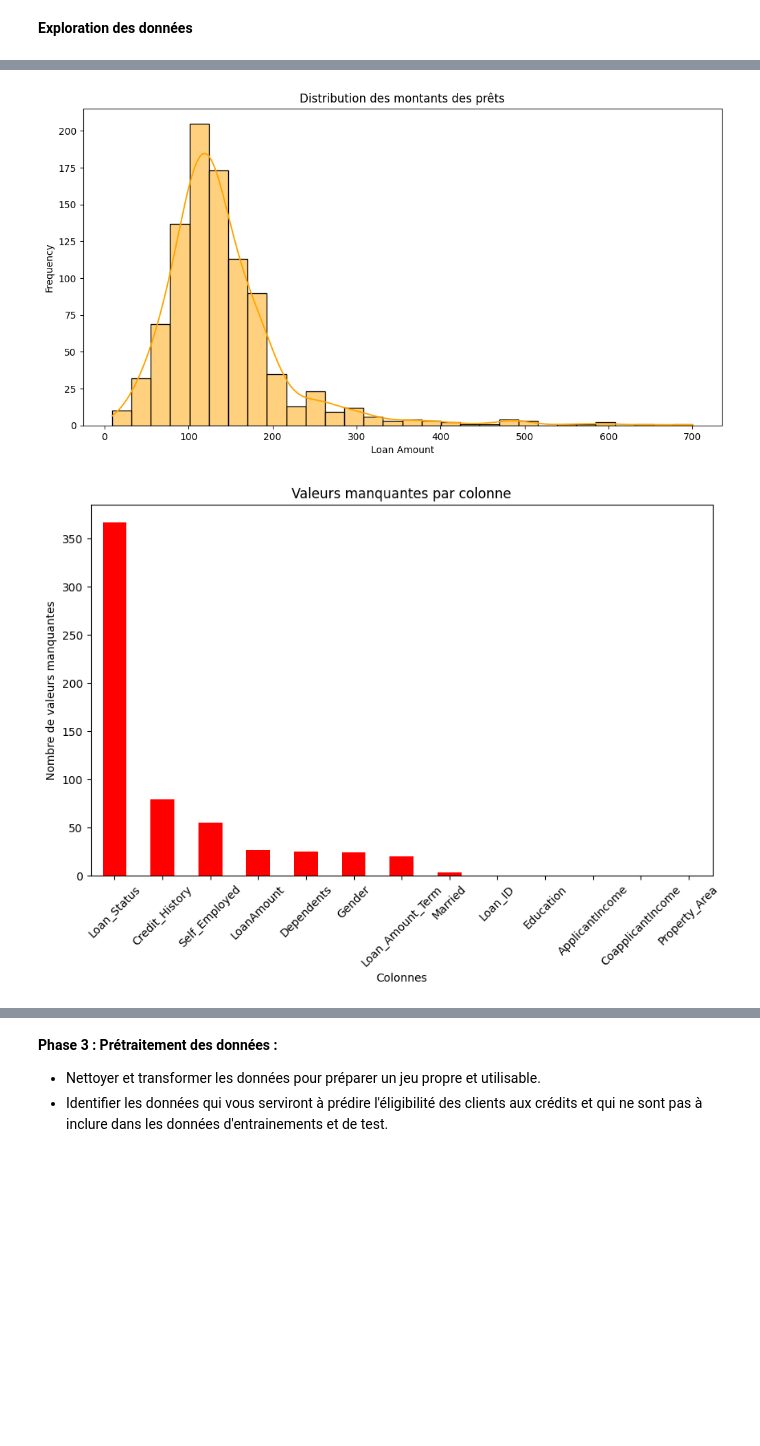
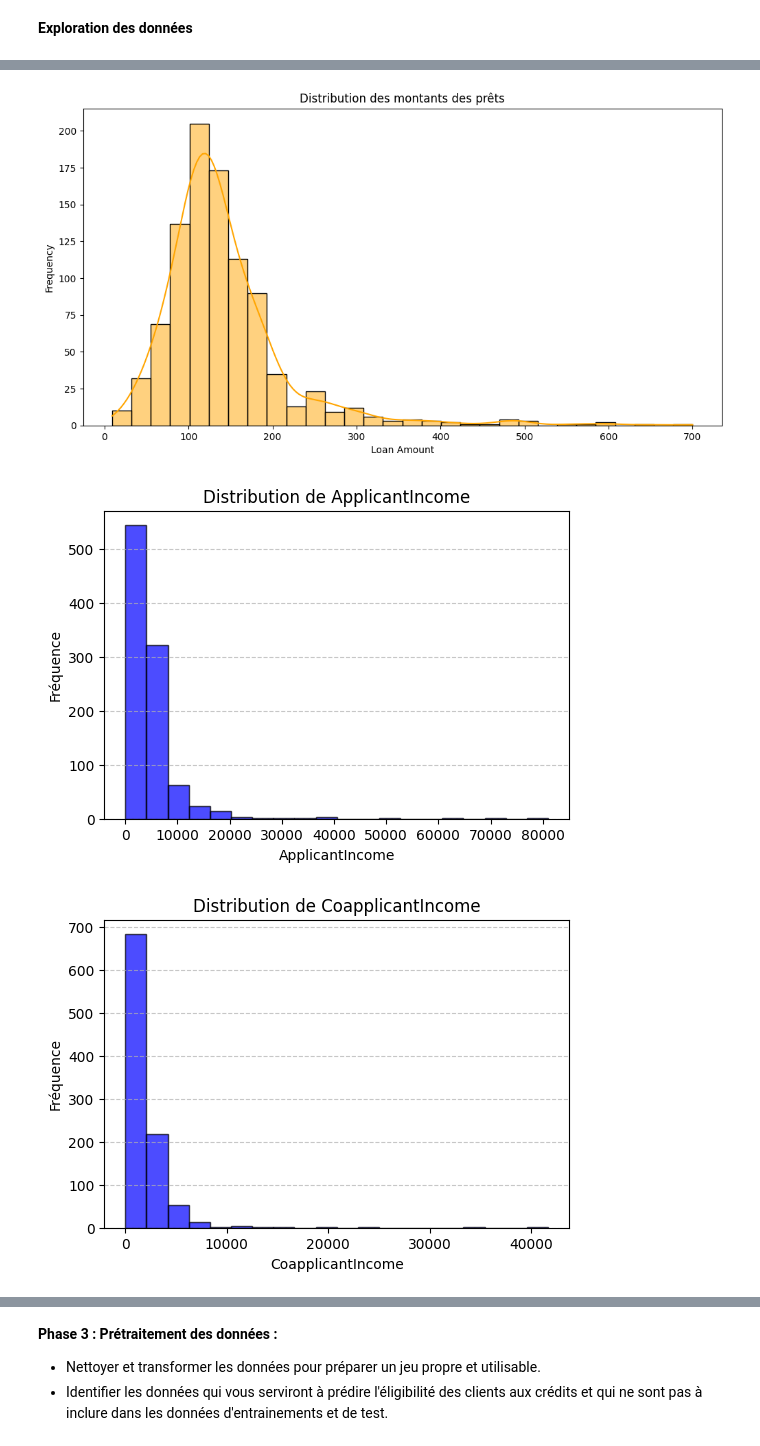
Before and after one commit to ladijadi/Prediction_eligibilite_credit_banque, a Jupyter notebook: notebook.ipynb, the cells around one changed output, grey strips where cells are left out. Saved outputs shown, nothing was run; the diff lists cells and outputs as text; code cells hidden in the pictures; blank space fills up the shorter version.

```diff
--- a/notebook.ipynb
+++ b/notebook.ipynb
@@ -183,6 +183,9 @@ Loan_ID semble être une colonne d'identification et n’apporte pas d’informa
 # %%
 # Résumé statistique des colonnes numériques
 numeric_summary = data.describe()
+
+# Liste des colonnes numériques
+numeric_columns = ['ApplicantIncome', 'CoapplicantIncome', 'LoanAmount']
 
 # Analyse des valeurs manquantes
 missing_values = data.isnull().sum().sort_values(ascending=False)
@@ -197,32 +200,77 @@ import seaborn as sns
 plt.figure(figsize=(12, 6))
 sns.histplot(data['ApplicantIncome'], bins=30, kde=True, color='blue', label='Applicant Income')
 sns.histplot(data['CoapplicantIncome'], bins=30, kde=True, color='green', label='Coapplicant Income', alpha=0.6)
 plt.legend()
 plt.title('Distribution des revenus des demandeurs et co-demandeurs')
 plt.xlabel('Income')
 plt.ylabel('Frequency')
 plt.show()
 
 # Visualisation des montants de prêt
 plt.figure(figsize=(12, 6))
 sns.histplot(data['LoanAmount'], bins=30, kde=True, color='orange')
 plt.title('Distribution des montants des prêts')
 plt.xlabel('Loan Amount')
 plt.ylabel('Frequency')
 plt.show()
 
+# Histogrammes
+for col in numeric_columns:
+    plt.figure(figsize=(6, 4))
+    plt.hist(data[col], bins=20, color='blue', alpha=0.7, edgecolor='black')
+    plt.title(f'Distribution de {col}')
+    plt.xlabel(col)
+    plt.ylabel('Fréquence')
+    plt.grid(axis='y', linestyle='--', alpha=0.7)
+    plt.show()
+
+# Boxplots
+for col in numeric_columns:
+    plt.figure(figsize=(6, 4))
+    plt.boxplot(data[col].dropna(), vert=False, patch_artist=True, boxprops=dict(facecolor='cyan'))
+    plt.title(f'Boxplot de {col}')
+    plt.xlabel(col)
+    plt.grid(axis='x', linestyle='--', alpha=0.7)
+    plt.show()
+
+# Scatter plots
+# ApplicantIncome vs LoanAmount
+plt.figure(figsize=(6, 4))
+plt.scatter(data['ApplicantIncome'], data['LoanAmount'], alpha=0.7, color='green')
+plt.title('Relation entre ApplicantIncome et LoanAmount')
+plt.xlabel('ApplicantIncome')
+plt.ylabel('LoanAmount')
+plt.grid(True, linestyle='--', alpha=0.7)
+plt.show()
+
+# CoapplicantIncome vs LoanAmount
+plt.figure(figsize=(6, 4))
+plt.scatter(data['CoapplicantIncome'], data['LoanAmount'], alpha=0.7, color='orange')
+plt.title('Relation entre CoapplicantIncome et LoanAmount')
+plt.xlabel('CoapplicantIncome')
+plt.ylabel('LoanAmount')
+plt.grid(True, linestyle='--', alpha=0.7)
+plt.show()
+
 # Visualisation des valeurs manquantes
 plt.figure(figsize=(10, 6))
 missing_values.plot(kind='bar', color='red')
 plt.title('Valeurs manquantes par colonne')
 plt.ylabel('Nombre de valeurs manquantes')
 plt.xlabel('Colonnes')
 plt.xticks(rotation=45)
 plt.show()
 
+# Heatmap des valeurs manquantes
+plt.figure(figsize=(10, 6))
+sns.heatmap(data.isnull(), cbar=False, cmap='viridis', yticklabels=False)
+plt.title('Heatmap des valeurs manquantes')
+plt.show()
+
 # Résumé des analyses
-numeric_summary, missing_values, loan_status_distribution
+numeric_summary, numeric_columns, missing_values, loan_status_distribution
 # %% [output]
 [figure]
 [figure]
-[figure, old version]
+[figure, new version]
+[figure, added]
```
Also changed, not shown: parts of 2 cells of this notebook.
